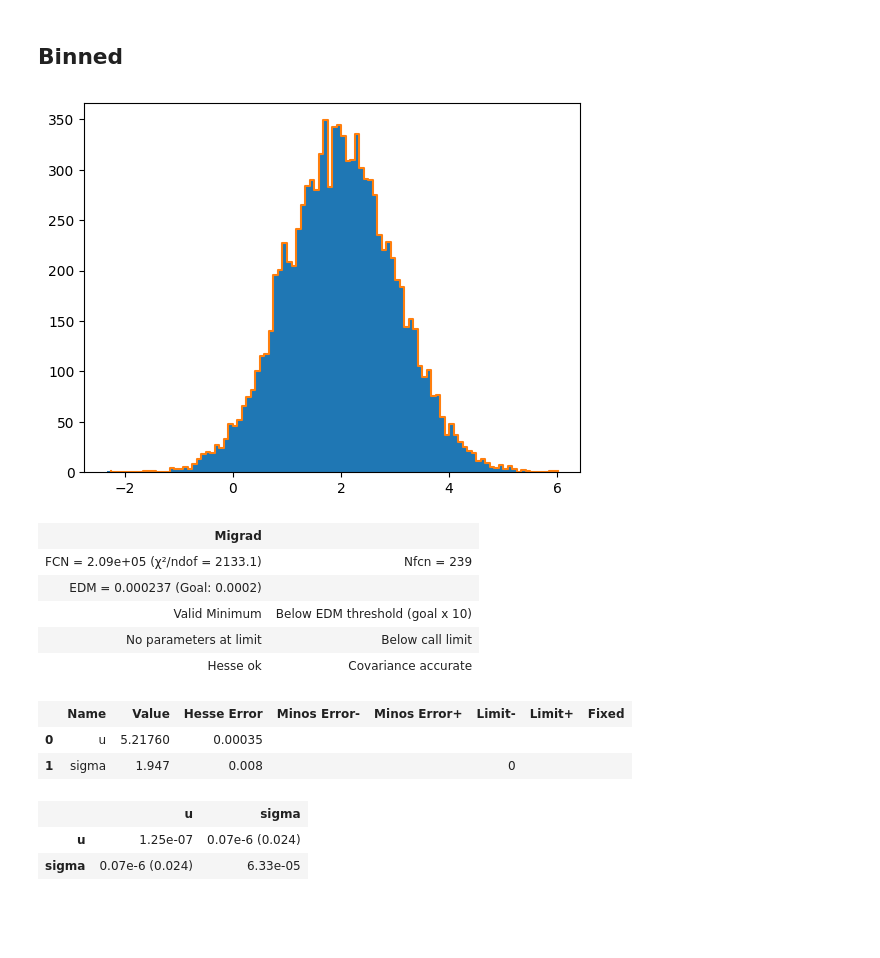
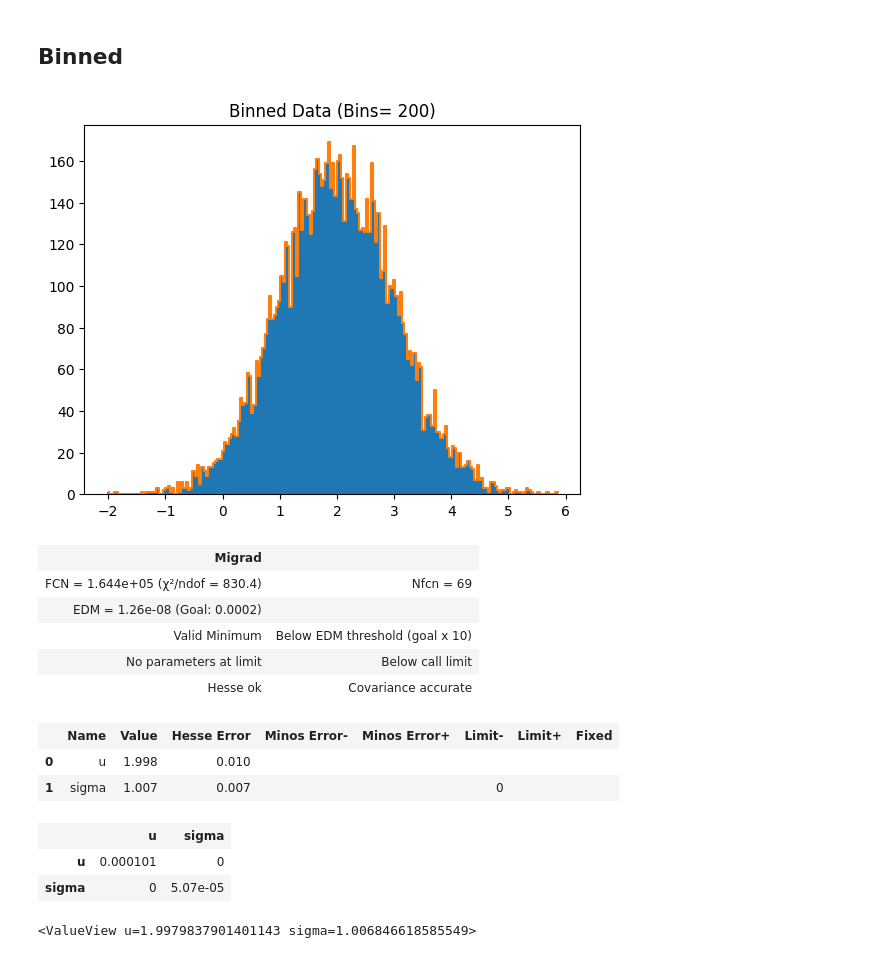
Before and after one commit to Yehan-Edirisinghe/Labo_cal, a Jupyter notebook: lecture_12/es2.ipynb, the cells around one changed output. Cells and saved outputs as stored; diff of their text form; code cells hidden in the pictures; blank space fills up the shorter version.

```diff
--- a/lecture_12/es2.ipynb
+++ b/lecture_12/es2.ipynb
@@ -116,8 +47,11 @@ display(my_minuit)
 # %% [markdown]
 <h2>Binned
 # %%
-bin_data, bin_edges, patches = plt.hist(data,bins=100)
+n_bins = 200
+
+bin_data, bin_edges, patches = plt.hist(data,bins=n_bins)
+plt.title(f'Binned Data (Bins= {n_bins})')
 plt.step(bin_edges[1:], bin_data)
 plt.show()
 # %% [output]
-[figure, old version]
+[figure, new version]
@@ -124,20 +61,22 @@ plt.show()
 # %%
-cost = ExtendedBinnedNLL(bin_data,bin_edges,func)
-my_minuit = Minuit(cost,u=1,sigma=1)
+cost = ExtendedBinnedNLL(bin_data,bin_edges,func2)
+my_minuit = Minuit(cost,u=0,sigma=1)
 my_minuit.limits['sigma'] = (0,None)
 my_minuit.migrad()
-# my_minuit.hesse()
+my_minuit.hesse()
 display(my_minuit)
+display(my_minuit.values)
 # %% [output]
 | Migrad |  |
-| FCN = 2.09e+05 (χ²/ndof = 2133.1) | Nfcn = 239 |
-| EDM = 0.000237 (Goal: 0.0002) |  |
+| FCN = 1.644e+05 (χ²/ndof = 830.4) | Nfcn = 69 |
+| EDM = 1.26e-08 (Goal: 0.0002) |  |
 | Valid Minimum | Below EDM threshold (goal x 10) |
 | No parameters at limit | Below call limit |
 | Hesse ok | Covariance accurate |
 |  | Name | Value | Hesse Error | Minos Error- | Minos Error+ | Limit- | Limit+ | Fixed |
-| 0 | u | 5.21760 | 0.00035 |  |  |  |  |  |
-| 1 | sigma | 1.947 | 0.008 |  |  | 0 |  |  |
+| 0 | u | 1.998 | 0.010 |  |  |  |  |  |
+| 1 | sigma | 1.007 | 0.007 |  |  | 0 |  |  |
 |  | u | sigma |
-| u | 1.25e-07 | 0.07e-6 (0.024) |
-| sigma | 0.07e-6 (0.024) | 6.33e-05 |
+| u | 0.000101 | 0 |
+| sigma | 0 | 5.07e-05 |
+<ValueView u=1.9979837901401143 sigma=1.006846618585549>
```
Also changed, not shown: parts of 12 cells of this notebook, 3 other files.
